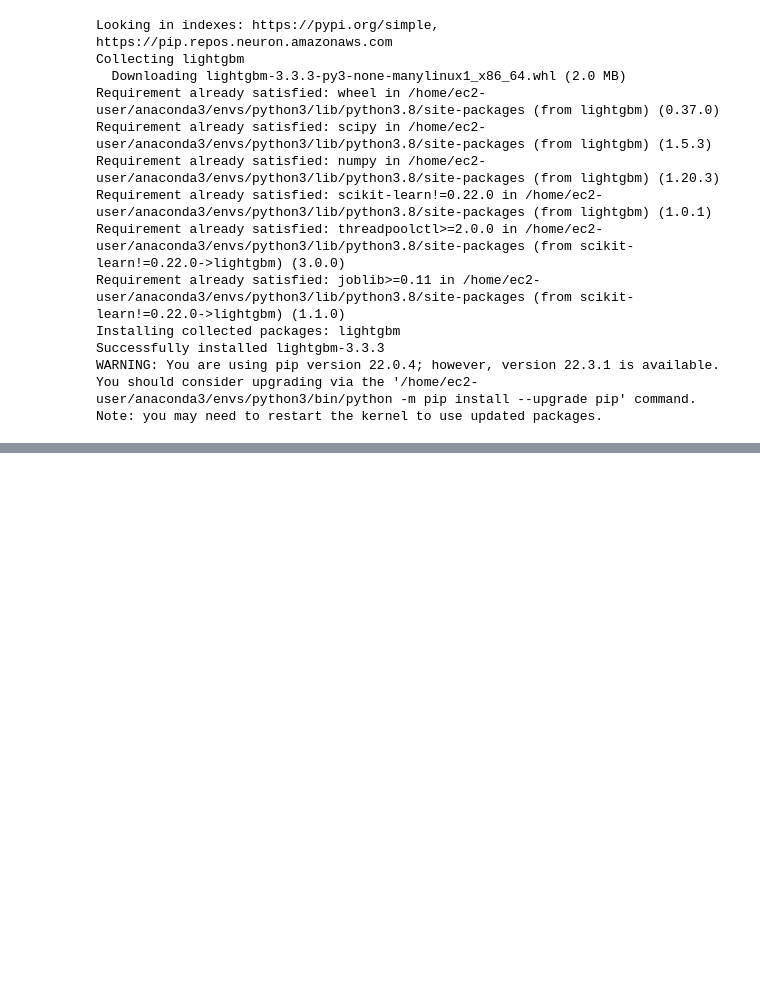
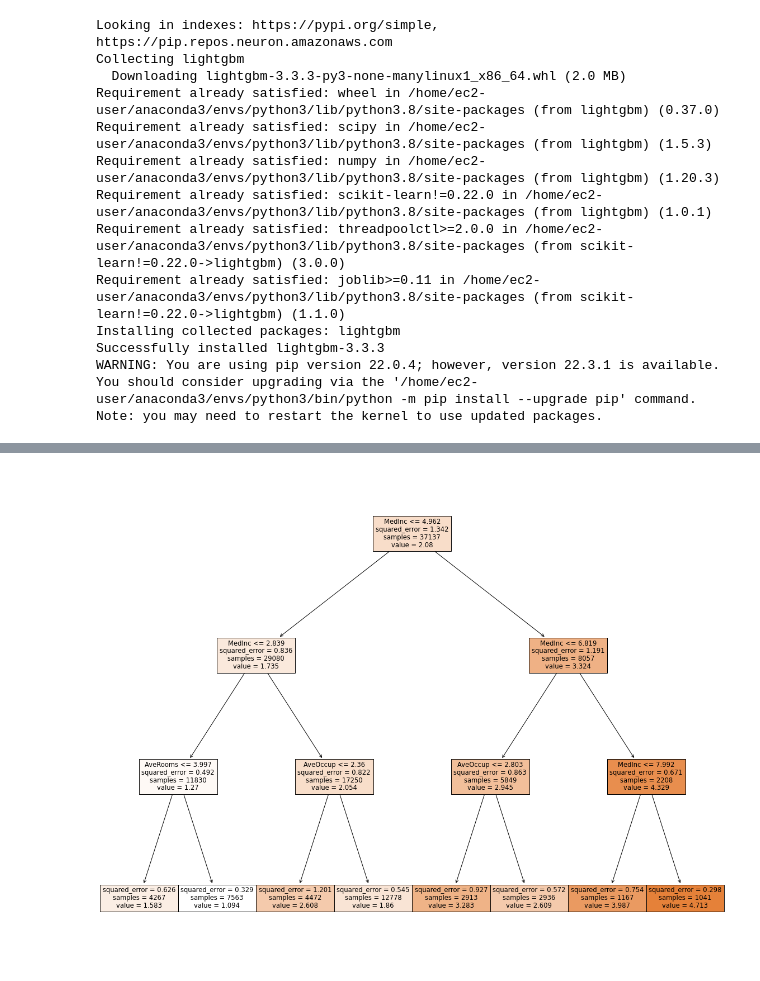
Before and after one commit to Analytics-Data-Science-and-Tech/Analytics_Data_Science, a Jupyter notebook: Tabular-Playground-Series/Tabular-Playground-Jan-2023/Ep1/Feature_Engineering.ipynb, the cells around one changed output, grey strips where cells are left out. Cells and saved outputs as stored; diff of their text form; code cells hidden in the pictures; blank space fills up the shorter version.

```diff
--- a/Tabular-Playground-Series/Tabular-Playground-Jan-2023/Ep1/Feature_Engineering.ipynb
+++ b/Tabular-Playground-Series/Tabular-Playground-Jan-2023/Ep1/Feature_Engineering.ipynb
@@ -56,0 +70,13 @@ submission = pd.read_csv(file_content_stream_3)
+# %%
+## Defining the input and target variables
+X = train.drop(columns = ['id', 'MedHouseVal'], axis = 1)
+Y = train['MedHouseVal']
+
+## Building a decision tree model with max depth = 3 on the train data-frame
+tree_md = DecisionTreeRegressor(max_depth = 3).fit(X, Y)
+
+## Visualizing the decision tree model and identify any interesting interactions/features
+fig = plt.figure(figsize = (20, 16))
+plot_tree(tree_md, feature_names = X.columns, filled = True);
+# %% [output]
+[figure, added]
```
Also changed, not shown: parts of 12 cells of this notebook.
